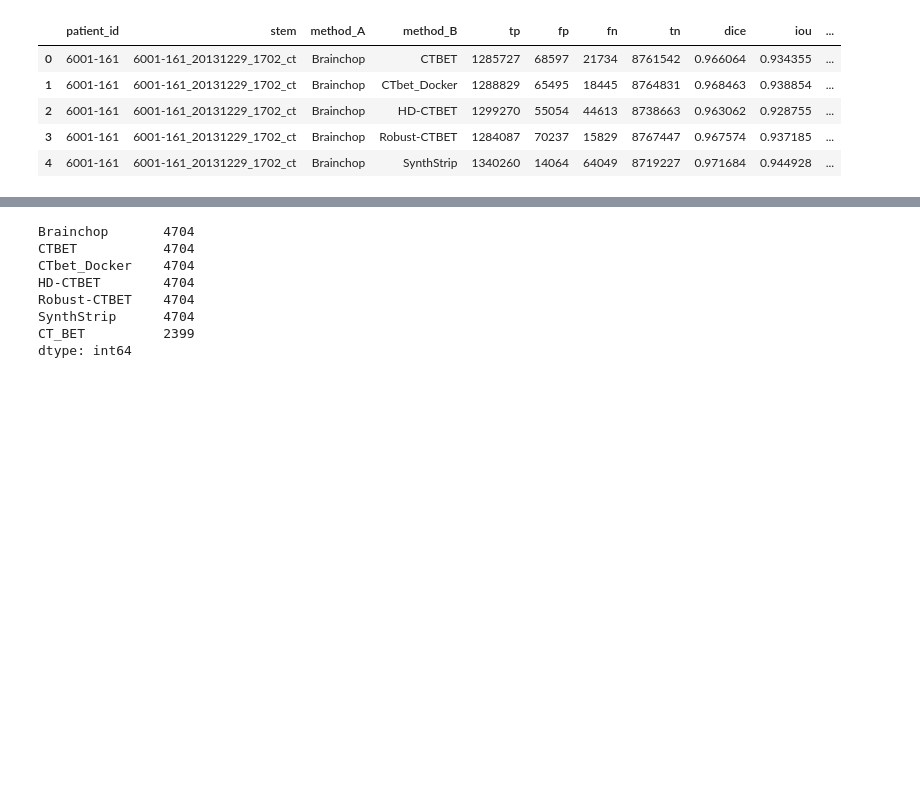
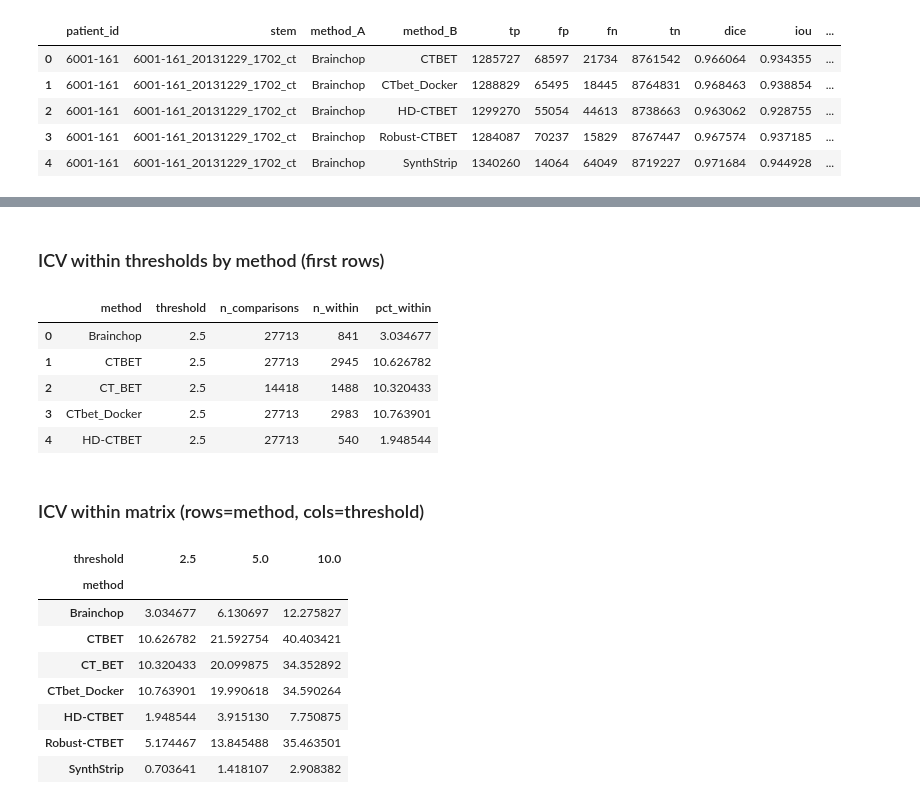
Before and after one commit to rsriram2/brain_extraction, a Jupyter notebook: python/quantitative/analyze_pairwise_metrics.ipynb, the cells around one changed output, grey strips where cells are left out. Drawn from its saved outputs; the diff is of its cells as text; code cells hidden in the pictures; blank space fills up the shorter version.

```diff
--- a/python/quantitative/analyze_pairwise_metrics.ipynb
+++ b/python/quantitative/analyze_pairwise_metrics.ipynb
@@ -136,16 +63,64 @@ method['stem'].nunique()
-# %%
-methods = sorted(set(df['method_A']).union(df['method_B']))
-counts = {}
-for m in methods:
-    counts[m] = df[(df['method_A']==m)|(df['method_B']==m)]['stem'].nunique()
-import pandas as pd
-pd.Series(counts).sort_values(ascending=False)
-# %% [output]
-Brainchop       4704
-CTBET           4704
-CTbet_Docker    4704
-HD-CTBET        4704
-Robust-CTBET    4704
-SynthStrip      4704
-CT_BET          2399
-dtype: int64
+# %%
+THRESHOLDS = [2.5, 5.0, 10.0]
+outdir = Path("/Users/rushil/brain_extraction/results/quantitative/pairwise_comparison/derived_metrics")
+outdir.mkdir(parents=True, exist_ok=True)
+
+# Canonicalize unordered pair (m1,m2) so reversed rows are treated as the same comparison.
+df_pairs = df.copy()
+df_pairs[['m1', 'm2']] = pd.DataFrame(np.sort(df_pairs[['method_A', 'method_B']].values, axis=1),
+                                      index=df_pairs.index)
+df_pairs['pair_key'] = df_pairs['stem'].astype(str) + '||' + df_pairs['m1'] + '||' + df_pairs['m2']
+
+# use absolute ICV differences so order (A vs B) sign doesn't matter
+df_pairs['abs_delta_icv_ml'] = df_pairs['delta_icv_ml'].abs()
+
+# If both A->B and B->A exist for the same unordered pair, keep the first occurrence (drop duplicates).
+# After taking abs delta, both rows should be equivalent; keeping the first is the minimal/fast option.
+agg = df_pairs.drop_duplicates('pair_key', keep='first').loc[:, ['pair_key','stem','m1','m2','abs_delta_icv_ml']].copy()
+
+rows = []
+methods = sorted(set(df_pairs['m1']).union(df_pairs['m2']))
+
+# For each method, count each canonical unordered-pair observation once and test abs delta against thresholds
+for t in THRESHOLDS:
+    for m in methods:
+        method_df = agg[(agg['m1'] == m) | (agg['m2'] == m)].copy()
+        n_comparisons = int(len(method_df))
+        n_within = int((method_df['abs_delta_icv_ml'] <= t).sum())
+        pct_within = (n_within / n_comparisons * 100.0) if n_comparisons else np.nan
+        rows.append({
+            'method': m,
+            'threshold': float(t),
+            'n_comparisons': n_comparisons,
+            'n_within': n_within,
+            'pct_within': float(pct_within)
+        })
+
+icv_within_method_df = pd.DataFrame(rows)
+icv_within_method_df.to_csv(outdir / 'icv_within_thresholds_by_method.csv', index=False)
+
+# pivot for reporting / heatmap
+pivot_icv = icv_within_method_df.pivot(index='method', columns='threshold', values='pct_within').reindex(index=methods)
+pivot_icv.to_csv(outdir / 'icv_within_matrix_by_method.csv')
+display(Markdown('### ICV within thresholds by method (first rows)'))
+display(icv_within_method_df.head())
+display(Markdown('### ICV within matrix (rows=method, cols=threshold)'))
+display(pivot_icv)
+# %% [output]
+### ICV within thresholds by method (first rows)
+|  | method | threshold | n_comparisons | n_within | pct_within |
+| 0 | Brainchop | 2.5 | 27713 | 841 | 3.034677 |
+| 1 | CTBET | 2.5 | 27713 | 2945 | 10.626782 |
+| 2 | CT_BET | 2.5 | 14418 | 1488 | 10.320433 |
+| 3 | CTbet_Docker | 2.5 | 27713 | 2983 | 10.763901 |
+| 4 | HD-CTBET | 2.5 | 27713 | 540 | 1.948544 |
+### ICV within matrix (rows=method, cols=threshold)
+| threshold | 2.5 | 5.0 | 10.0 |
+| method |  |  |  |
+| Brainchop | 3.034677 | 6.130697 | 12.275827 |
+| CTBET | 10.626782 | 21.592754 | 40.403421 |
+| CT_BET | 10.320433 | 20.099875 | 34.352892 |
+| CTbet_Docker | 10.763901 | 19.990618 | 34.590264 |
+| HD-CTBET | 1.948544 | 3.915130 | 7.750875 |
+| Robust-CTBET | 5.174467 | 13.845488 | 35.463501 |
+| SynthStrip | 0.703641 | 1.418107 | 2.908382 |
```
Also changed, not shown: parts of 8 cells of this notebook, 2 other files.
